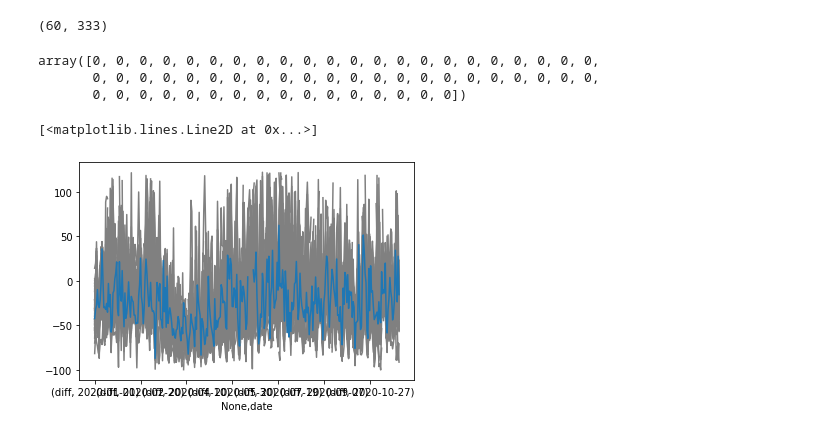
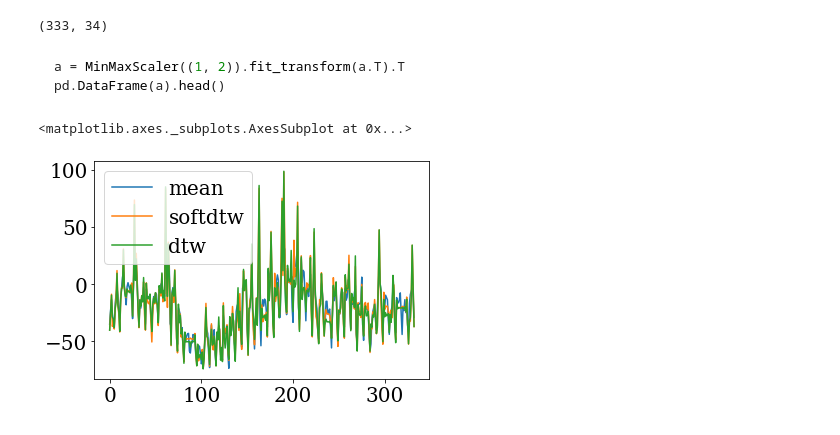
Before and after one commit to Jaimedgp/AirQualityCOVID, a Jupyter notebook: notebooks/Analysis/Clustering/clustering.ipynb, the cells around one changed output. Saved outputs shown, nothing was run; the diff lists cells and outputs as text; code cells hidden in the pictures.

Commit message:
Clustering

````diff
--- a/notebooks/Analysis/Clustering/clustering.ipynb
+++ b/notebooks/Analysis/Clustering/clustering.ipynb
@@ -8,15 +17,25 @@ from os import chdir
 chdir("/home/jaimedgp/Repositories/AirQualityCOVID/")
 # %%
 data = pd.read_csv("data/results.csv")
+
+data["date"] = pd.to_datetime(data["date"])
 # %%
 a = pd.pivot_table(data,
-                   index=["site"],
-                   columns=["date"]
+                   columns=["Municipio"],
+                   index=["date"]
                   )
+# %%
+def replace_nan(time_serie):
+    #for i in index:
+    time_serie.interpolate(limit_direction="both",inplace=True)
+
+    return time_serie
+
+a = a.apply(replace_nan).droplevel(None, axis=1)
 # %%
 a.shape
 # %% [output]
-(60, 333)
+(333, 34)
 # %%
 from tslearn.clustering import TimeSeriesKMeans
 from tslearn.utils import to_time_series_dataset
@@ -23,3 +43,22 @@ from tslearn.utils import to_time_series_dataset
+# %% [markdown]
+```python
+a = MinMaxScaler((1, 2)).fit_transform(a.T).T
+pd.DataFrame(a).head()
+```
+# %%
+q = to_time_series_dataset(a.T.to_numpy(
+                  ).reshape(34, 333, 1))
+# %%
+from tslearn.barycenters import softdtw_barycenter, dtw_barycenter_averaging
+
+means = pd.DataFrame(data={"mean":a.mean(axis=1).values,
+                           "softdtw":softdtw_barycenter(q).ravel(),
+                           "dtw":dtw_barycenter_averaging(q).ravel()})
+
+means.plot()
+# %% [output]
+<matplotlib.axes._subplots.AxesSubplot at 0x...>
+[figure, added]
 # %%
 seed = 0
 np.random.seed(seed)
@@ -38,14 +75,0 @@ b = dtw_barycenter_averaging(q)
-# %%
-q = to_time_series_dataset(a.to_numpy(
-                  ).reshape(60, 333, 1))
-model.fit_predict(q)
-# %% [output]
-array([0, 0, 0, 0, 0, 0, 0, 0, 0, 0, 0, 0, 0, 0, 0, 0, 0, 0, 0, 0, 0, 0,
-       0, 0, 0, 0, 0, 0, 0, 0, 0, 0, 0, 0, 0, 0, 0, 0, 0, 0, 0, 0, 0, 0,
-       0, 0, 0, 0, 0, 0, 0, 0, 0, 0, 0, 0, 0, 0, 0, 0])
-# %%
-a.T.plot(color="gray", legend=False)
-plt.plot(model.cluster_centers_[0], label="0")
-# %% [output]
-[<matplotlib.lines.Line2D at 0x...>]
-[figure, removed]
````
Also changed, not shown: parts of 7 cells of this notebook, 2 other files.
